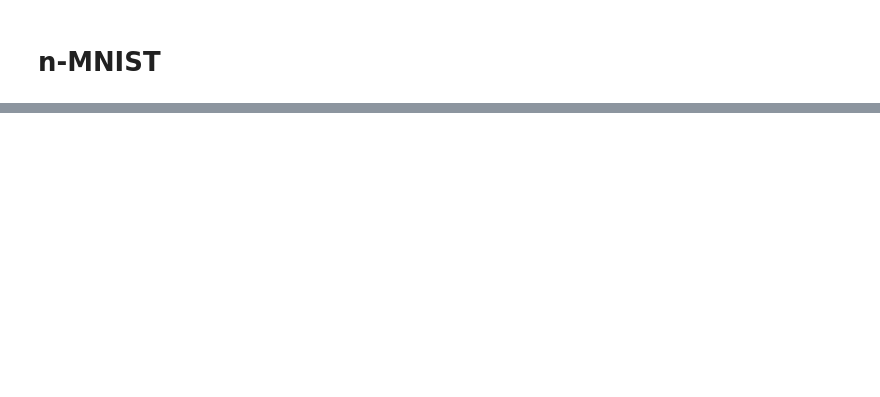
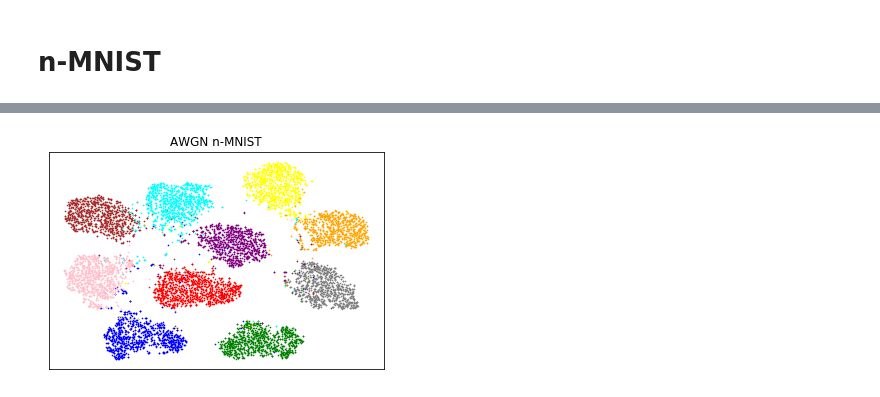
Before and after one commit to seb5666/cnn_gaussian_process_uncertainty, a Jupyter notebook: feature_visualisation.ipynb, the cells around one changed output, grey strips where cells are left out. Cells and saved outputs as stored; diff of their text form; code cells hidden in the pictures; blank space fills up the shorter version.

```diff
--- a/feature_visualisation.ipynb
+++ b/feature_visualisation.ipynb
@@ -49,0 +92,16 @@ print(noisy_X_embedded.shape)
+# %%
+%matplotlib inline
+# colors= ['#12efff','#eee111','#eee00f','#e00fff','#123456','#abc222','#000000','#123fff','#1eff1f','#2edf4f','#2eaf9f','#22222f']
+colors = ['green', 'red', 'blue', 'yellow', 'brown', 'orange', 'grey', 'pink', 'purple', 'cyan']
+# cmap = matplotlib.cm.tab10
+cmap = ListedColormap(colors)
+for i, c in enumerate(cmap.colors):
+    X = noisy_X_embedded[noisy_y == i]
+    plt.scatter(X[:,0], X[:,1], color=c, s=0.4)
+plt.xticks([])
+plt.title("AWGN n-MNIST")
+plt.yticks([])
+plt.legend()
+plt.savefig("figs/noisy_embeddings_visualisation.png", bbox_inches='tight')
+# %% [output]
+[figure, added]
```
Also changed, not shown: parts of 7 cells of this notebook, 11 other files.
